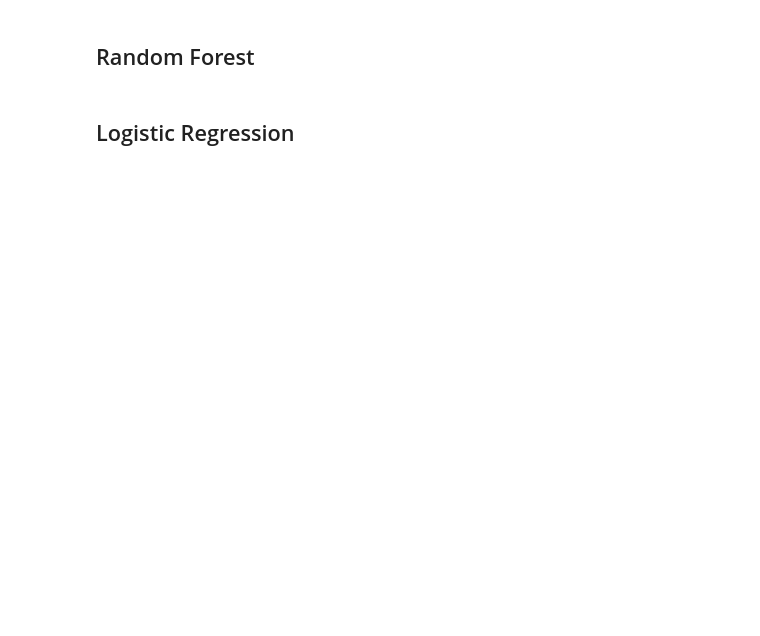
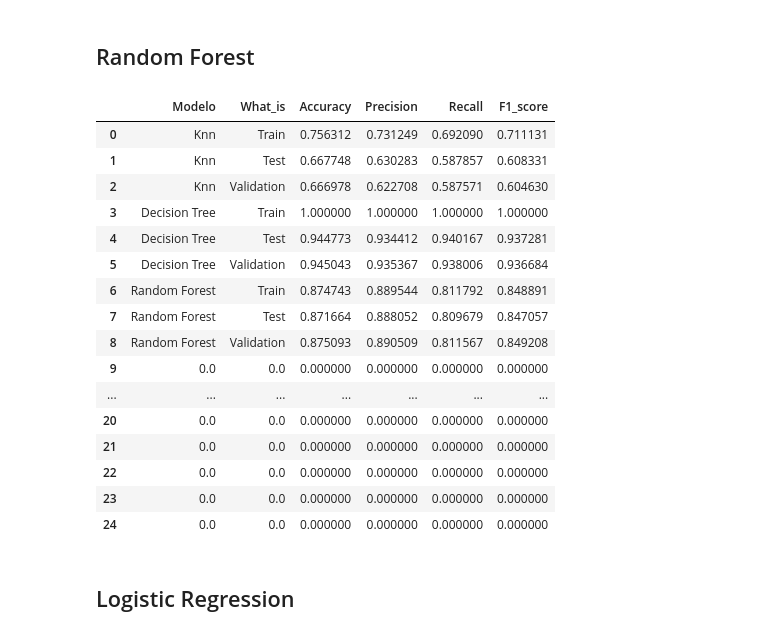
Before and after one commit to antonioorichard/respositorio_ML, a Jupyter notebook: Projetodo_do_aluno.ipynb, the cells around one changed output. Saved outputs shown, nothing was run; the diff lists cells and outputs as text; code cells hidden in the pictures; blank space fills up the shorter version.

```diff
--- a/Projetodo_do_aluno.ipynb
+++ b/Projetodo_do_aluno.ipynb
@@ -154,4 +238,31 @@ Results_classication = register(Results_classication, 'Knn', 'train', 0, accurac
 # %% [markdown]
 ## Random Forest
+# %%
+#from sklearn.ensemble import RandomForestClassifier
+y_pred_train, y_pred_test, y_pred_val = coach(RandomForestClassifier(max_depth=2, random_state=0), X_train, y_train,  X_test, X_val)
+# %%
+accuracy, precision, recall,  f1_score= metricas( y_train, y_pred_train,   y_test, y_pred_test,   y_val, y_pred_val)
+Results_classication = register(Results_classication, 'Random Forest', accuracy, precision, recall,  f1_score )
+
+
+Results_classication
+# %% [output]
+|  | Modelo | What_is | Accuracy | Precision | Recall | F1_score |
+| 0 | Knn | Train | 0.756312 | 0.731249 | 0.692090 | 0.711131 |
+| 1 | Knn | Test | 0.667748 | 0.630283 | 0.587857 | 0.608331 |
+| 2 | Knn | Validation | 0.666978 | 0.622708 | 0.587571 | 0.604630 |
+| 3 | Decision Tree | Train | 1.000000 | 1.000000 | 1.000000 | 1.000000 |
+| 4 | Decision Tree | Test | 0.944773 | 0.934412 | 0.940167 | 0.937281 |
+| 5 | Decision Tree | Validation | 0.945043 | 0.935367 | 0.938006 | 0.936684 |
+| 6 | Random Forest | Train | 0.874743 | 0.889544 | 0.811792 | 0.848891 |
+| 7 | Random Forest | Test | 0.871664 | 0.888052 | 0.809679 | 0.847057 |
+| 8 | Random Forest | Validation | 0.875093 | 0.890509 | 0.811567 | 0.849208 |
+| 9 | 0.0 | 0.0 | 0.000000 | 0.000000 | 0.000000 | 0.000000 |
+| ... | ... | ... | ... | ... | ... | ... |
+| 20 | 0.0 | 0.0 | 0.000000 | 0.000000 | 0.000000 | 0.000000 |
+| 21 | 0.0 | 0.0 | 0.000000 | 0.000000 | 0.000000 | 0.000000 |
+| 22 | 0.0 | 0.0 | 0.000000 | 0.000000 | 0.000000 | 0.000000 |
+| 23 | 0.0 | 0.0 | 0.000000 | 0.000000 | 0.000000 | 0.000000 |
+| 24 | 0.0 | 0.0 | 0.000000 | 0.000000 | 0.000000 | 0.000000 |
 # %% [markdown]
 ## Logistic Regression
```
Also changed, not shown: parts of 25 cells of this notebook.
